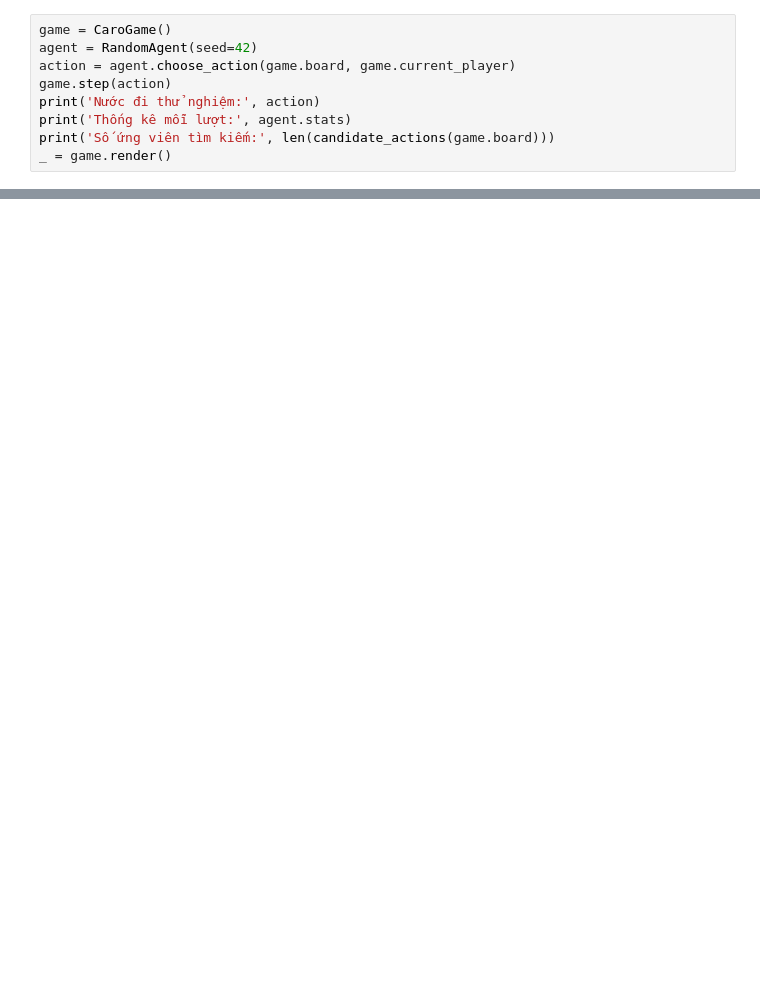
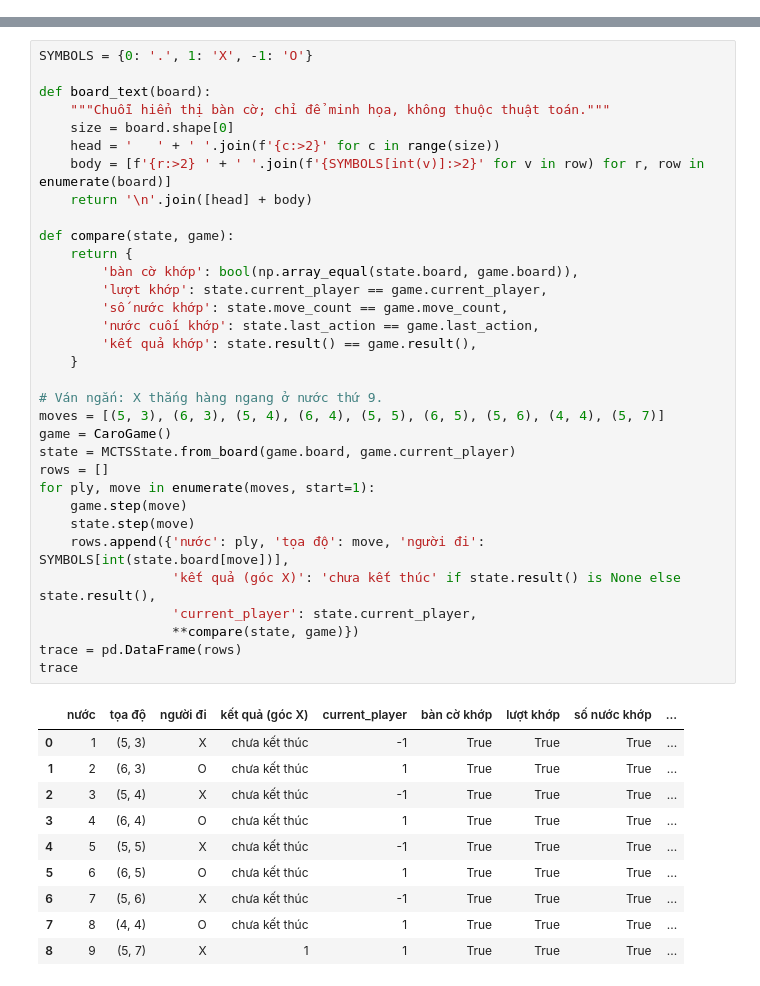
Before and after one commit to 10tothepowerof6/AdvancedAI-Repo, a Jupyter notebook: caro-11x11/notebooks/03_mcts.ipynb, the cells around one changed output, grey strips where cells are left out. Drawn from its saved outputs; the diff is of its cells as text; blank space fills up the shorter version.

```diff
--- a/caro-11x11/notebooks/03_mcts.ipynb
+++ b/caro-11x11/notebooks/03_mcts.ipynb
@@ -16,9 +38,0 @@ from core.game_utils import candidate_actions
-# %%
-game = CaroGame()
-agent = RandomAgent(seed=42)
-action = agent.choose_action(game.board, game.current_player)
-game.step(action)
-print('Nước đi thử nghiệm:', action)
-print('Thống kê mỗi lượt:', agent.stats)
-print('Số ứng viên tìm kiếm:', len(candidate_actions(game.board)))
-_ = game.render()
@@ -30,0 +175,44 @@ _ = game.render()
+# %%
+SYMBOLS = {0: '.', 1: 'X', -1: 'O'}
+
+def board_text(board):
+    """Chuỗi hiển thị bàn cờ; chỉ để minh họa, không thuộc thuật toán."""
+    size = board.shape[0]
+    head = '   ' + ' '.join(f'{c:>2}' for c in range(size))
+    body = [f'{r:>2} ' + ' '.join(f'{SYMBOLS[int(v)]:>2}' for v in row) for r, row in enumerate(board)]
+    return '\n'.join([head] + body)
+
+def compare(state, game):
+    return {
+        'bàn cờ khớp': bool(np.array_equal(state.board, game.board)),
+        'lượt khớp': state.current_player == game.current_player,
+        'số nước khớp': state.move_count == game.move_count,
+        'nước cuối khớp': state.last_action == game.last_action,
+        'kết quả khớp': state.result() == game.result(),
+    }
+
+# Ván ngắn: X thắng hàng ngang ở nước thứ 9.
+moves = [(5, 3), (6, 3), (5, 4), (6, 4), (5, 5), (6, 5), (5, 6), (4, 4), (5, 7)]
+game = CaroGame()
+state = MCTSState.from_board(game.board, game.current_player)
+rows = []
+for ply, move in enumerate(moves, start=1):
+    game.step(move)
+    state.step(move)
+    rows.append({'nước': ply, 'tọa độ': move, 'người đi': SYMBOLS[int(state.board[move])],
+                 'kết quả (góc X)': 'chưa kết thúc' if state.result() is None else state.result(),
+                 'current_player': state.current_player,
+                 **compare(state, game)})
+trace = pd.DataFrame(rows)
+trace
+# %% [output]
+|  | nước | tọa độ | người đi | kết quả (góc X) | current_player | bàn cờ khớp | lượt khớp | số nước khớp | ... |
+| 0 | 1 | (5, 3) | X | chưa kết thúc | -1 | True | True | True | ... |
+| 1 | 2 | (6, 3) | O | chưa kết thúc | 1 | True | True | True | ... |
+| 2 | 3 | (5, 4) | X | chưa kết thúc | -1 | True | True | True | ... |
+| 3 | 4 | (6, 4) | O | chưa kết thúc | 1 | True | True | True | ... |
+| 4 | 5 | (5, 5) | X | chưa kết thúc | -1 | True | True | True | ... |
+| 5 | 6 | (6, 5) | O | chưa kết thúc | 1 | True | True | True | ... |
+| 6 | 7 | (5, 6) | X | chưa kết thúc | -1 | True | True | True | ... |
+| 7 | 8 | (4, 4) | O | chưa kết thúc | 1 | True | True | True | ... |
+| 8 | 9 | (5, 7) | X | 1 | 1 | True | True | True | ... |
```
Also changed, not shown: parts of 19 cells of this notebook, 3 other files.
